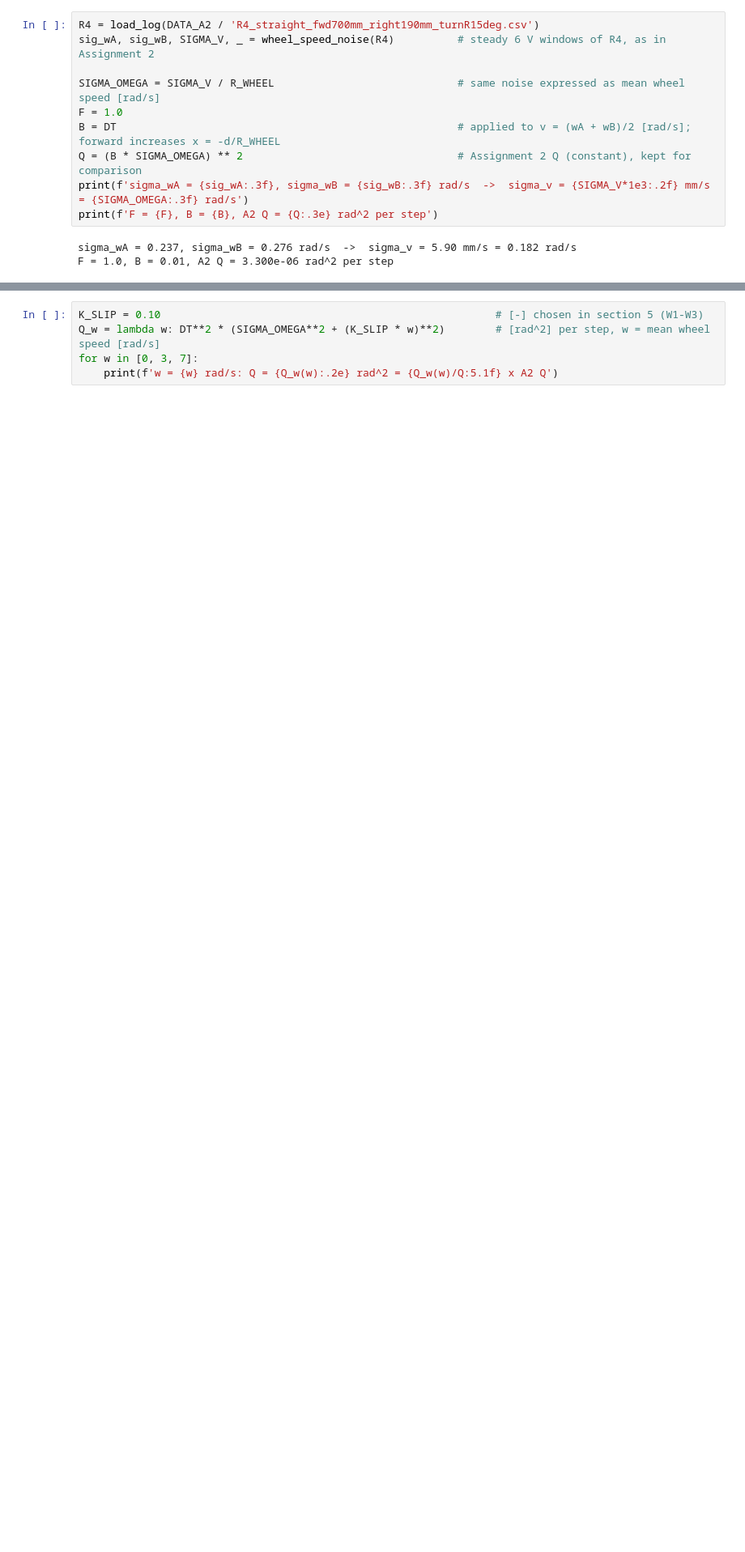
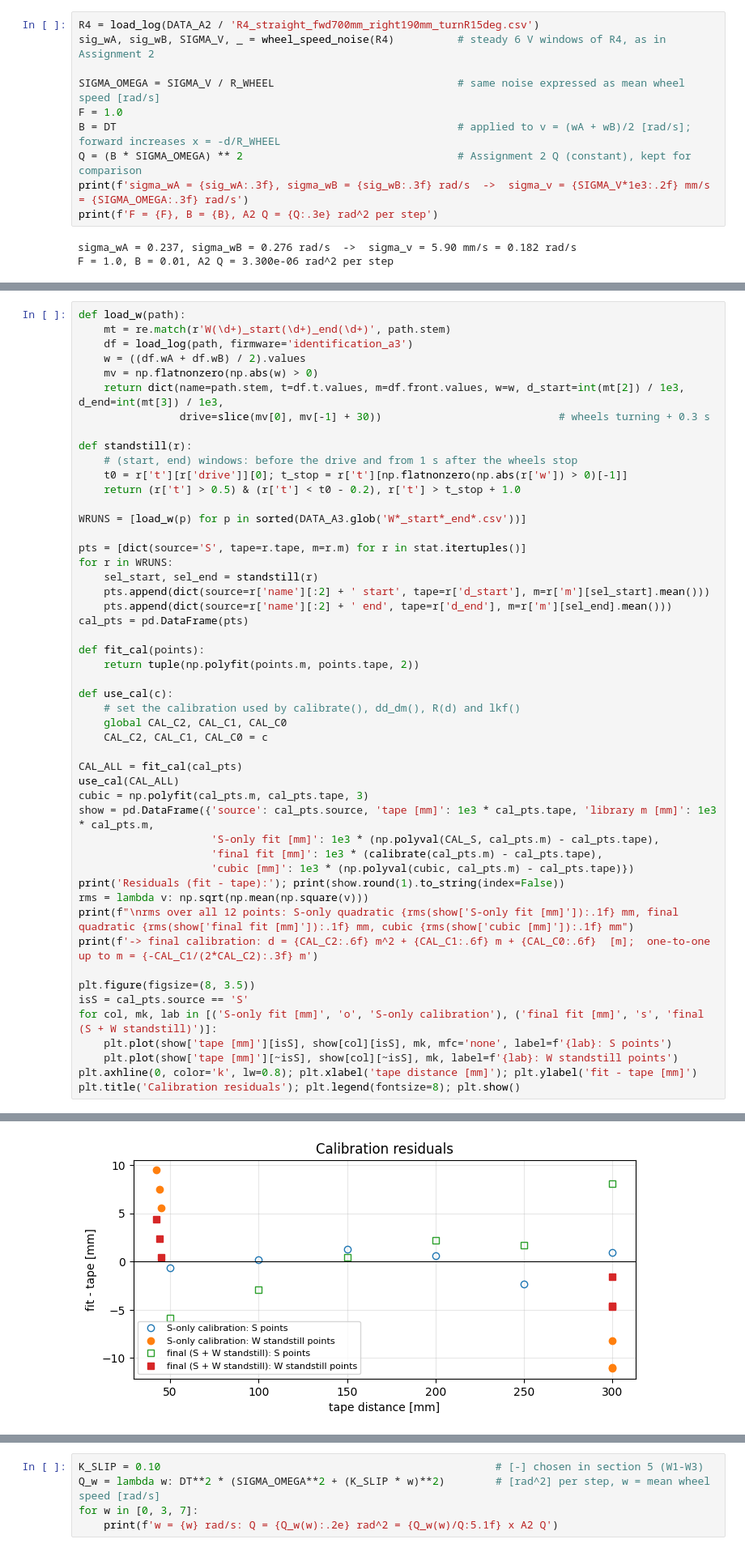
Before and after one commit to davidkog511/1d-kalman-filter, a Jupyter notebook: A3_1D_LKF/Assignment3_LKF.ipynb, the cells around one changed output, grey strips where cells are left out. Shown at 81% size. Cells and saved outputs as stored; diff of their text form; blank space fills up the shorter version.

```diff
--- a/A3_1D_LKF/Assignment3_LKF.ipynb
+++ b/A3_1D_LKF/Assignment3_LKF.ipynb
@@ -134,0 +134,51 @@ $c$ [counts] is fitted on the S recordings (in log space, so every distance coun
+# %%
+def load_w(path):
+    mt = re.match(r'W(\d+)_start(\d+)_end(\d+)', path.stem)
+    df = load_log(path, firmware='identification_a3')
+    w = ((df.wA + df.wB) / 2).values
+    mv = np.flatnonzero(np.abs(w) > 0)
+    return dict(name=path.stem, t=df.t.values, m=df.front.values, w=w, d_start=int(mt[2]) / 1e3, d_end=int(mt[3]) / 1e3,
+                drive=slice(mv[0], mv[-1] + 30))                            # wheels turning + 0.3 s
+
+def standstill(r):
+    # (start, end) windows: before the drive and from 1 s after the wheels stop
+    t0 = r['t'][r['drive']][0]; t_stop = r['t'][np.flatnonzero(np.abs(r['w']) > 0)[-1]]
+    return (r['t'] > 0.5) & (r['t'] < t0 - 0.2), r['t'] > t_stop + 1.0
+
+WRUNS = [load_w(p) for p in sorted(DATA_A3.glob('W*_start*_end*.csv'))]
+
+pts = [dict(source='S', tape=r.tape, m=r.m) for r in stat.itertuples()]
+for r in WRUNS:
+    sel_start, sel_end = standstill(r)
+    pts.append(dict(source=r['name'][:2] + ' start', tape=r['d_start'], m=r['m'][sel_start].mean()))
+    pts.append(dict(source=r['name'][:2] + ' end', tape=r['d_end'], m=r['m'][sel_end].mean()))
+cal_pts = pd.DataFrame(pts)
+
+def fit_cal(points):
+    return tuple(np.polyfit(points.m, points.tape, 2))
+
+def use_cal(c):
+    # set the calibration used by calibrate(), dd_dm(), R(d) and lkf()
+    global CAL_C2, CAL_C1, CAL_C0
+    CAL_C2, CAL_C1, CAL_C0 = c
+
+CAL_ALL = fit_cal(cal_pts)
+use_cal(CAL_ALL)
+cubic = np.polyfit(cal_pts.m, cal_pts.tape, 3)
+show = pd.DataFrame({'source': cal_pts.source, 'tape [mm]': 1e3 * cal_pts.tape, 'library m [mm]': 1e3 * cal_pts.m,
+                     'S-only fit [mm]': 1e3 * (np.polyval(CAL_S, cal_pts.m) - cal_pts.tape),
+                     'final fit [mm]': 1e3 * (calibrate(cal_pts.m) - cal_pts.tape),
+                     'cubic [mm]': 1e3 * (np.polyval(cubic, cal_pts.m) - cal_pts.tape)})
+print('Residuals (fit - tape):'); print(show.round(1).to_string(index=False))
+rms = lambda v: np.sqrt(np.mean(np.square(v)))
+print(f"\nrms over all 12 points: S-only quadratic {rms(show['S-only fit [mm]']):.1f} mm, final quadratic {rms(show['final fit [mm]']):.1f} mm, cubic {rms(show['cubic [mm]']):.1f} mm")
+print(f'-> final calibration: d = {CAL_C2:.6f} m^2 + {CAL_C1:.6f} m + {CAL_C0:.6f}  [m];  one-to-one up to m = {-CAL_C1/(2*CAL_C2):.3f} m')
+
+plt.figure(figsize=(8, 3.5))
+isS = cal_pts.source == 'S'
+for col, mk, lab in [('S-only fit [mm]', 'o', 'S-only calibration'), ('final fit [mm]', 's', 'final (S + W standstill)')]:
+    plt.plot(show['tape [mm]'][isS], show[col][isS], mk, mfc='none', label=f'{lab}: S points')
+    plt.plot(show['tape [mm]'][~isS], show[col][~isS], mk, label=f'{lab}: W standstill points')
+plt.axhline(0, color='k', lw=0.8); plt.xlabel('tape distance [mm]'); plt.ylabel('fit - tape [mm]')
+plt.title('Calibration residuals'); plt.legend(fontsize=8); plt.show()
+# %% [output]
@@ -134,0 +202 @@ $c$ [counts] is fitted on the S recordings (in log space, so every distance coun
+[figure, added]
```
Also changed, not shown: parts of 19 cells of this notebook, 3 other files.
